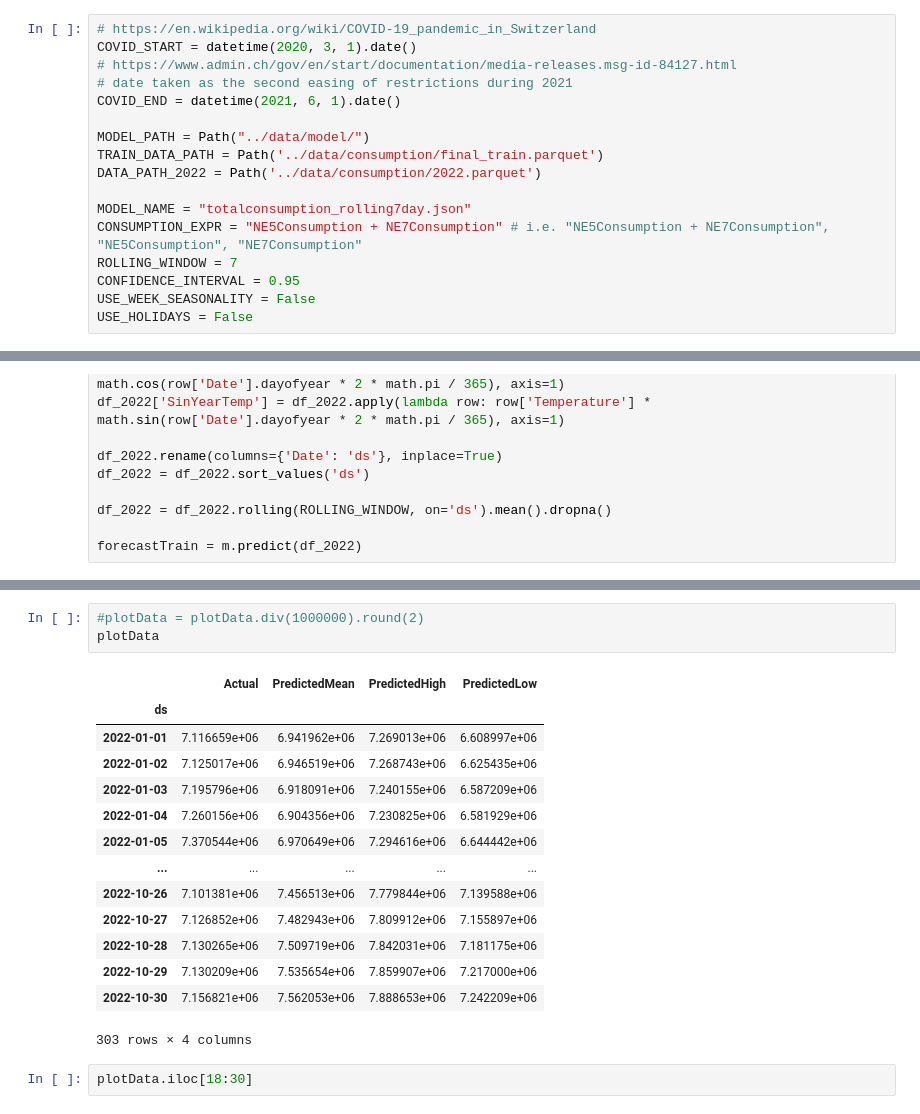
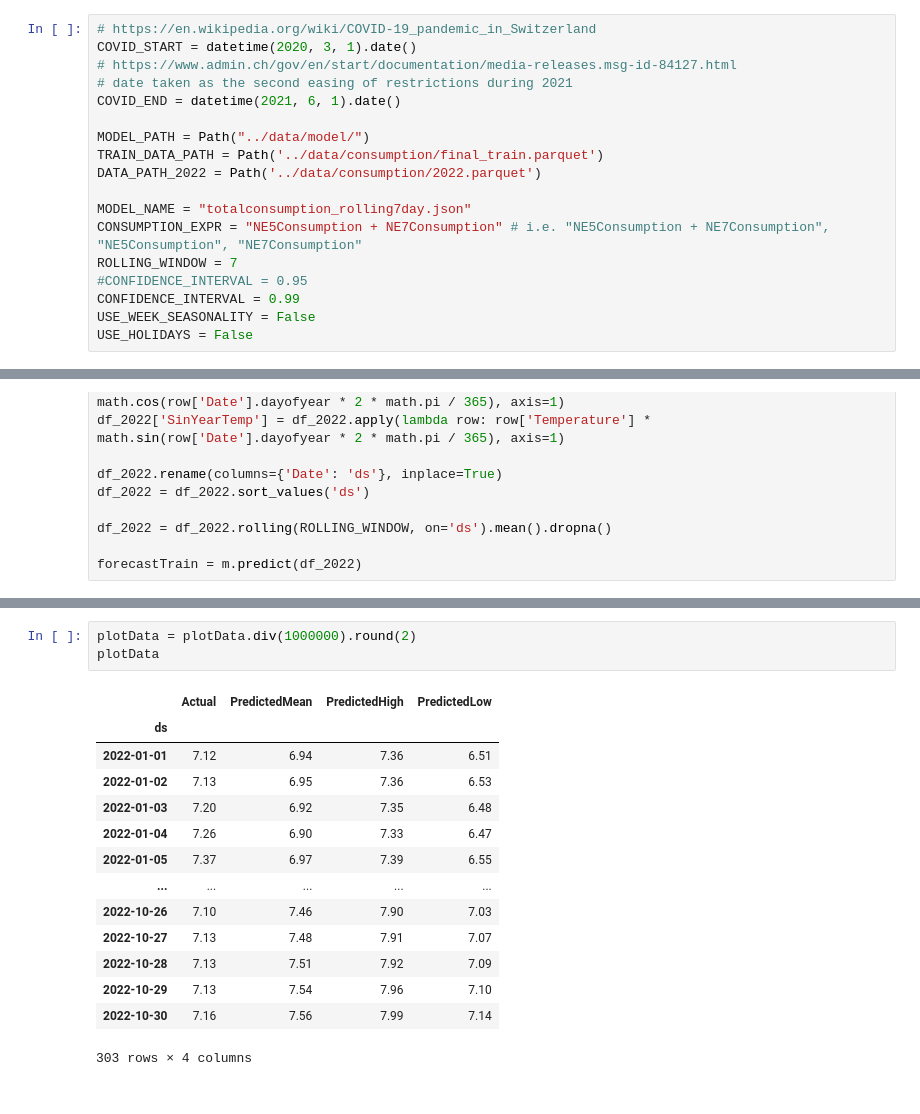
Before and after one commit to nzzdev/energyconsumption-zurich-model, a Jupyter notebook: src/TrainFinalModel.ipynb, the cells around one changed output, grey strips where cells are left out. Drawn from its saved outputs; the diff is of its cells as text.

```diff
--- a/src/TrainFinalModel.ipynb
+++ b/src/TrainFinalModel.ipynb
@@ -31,7 +29,8 @@ DATA_PATH_2022 = Path('../data/consumption/2022.parquet')
 MODEL_NAME = "totalconsumption_rolling7day.json"
 CONSUMPTION_EXPR = "NE5Consumption + NE7Consumption" # i.e. "NE5Consumption + NE7Consumption", "NE5Consumption", "NE7Consumption"
 ROLLING_WINDOW = 7
-CONFIDENCE_INTERVAL = 0.95
+#CONFIDENCE_INTERVAL = 0.95
+CONFIDENCE_INTERVAL = 0.99
 USE_WEEK_SEASONALITY = False
 USE_HOLIDAYS = False
 # %%
@@ -214,20 +209,18 @@ plot(plotData)
 # %%
-#plotData = plotData.div(1000000).round(2)
+plotData = plotData.div(1000000).round(2)
 plotData
 # %% [output]
 |  | Actual | PredictedMean | PredictedHigh | PredictedLow |
 | ds |  |  |  |  |
-| 2022-01-01 | 7.116659e+06 | 6.941962e+06 | 7.269013e+06 | 6.608997e+06 |
-| 2022-01-02 | 7.125017e+06 | 6.946519e+06 | 7.268743e+06 | 6.625435e+06 |
-| 2022-01-03 | 7.195796e+06 | 6.918091e+06 | 7.240155e+06 | 6.587209e+06 |
-| 2022-01-04 | 7.260156e+06 | 6.904356e+06 | 7.230825e+06 | 6.581929e+06 |
-| 2022-01-05 | 7.370544e+06 | 6.970649e+06 | 7.294616e+06 | 6.644442e+06 |
+| 2022-01-01 | 7.12 | 6.94 | 7.36 | 6.51 |
+| 2022-01-02 | 7.13 | 6.95 | 7.36 | 6.53 |
+| 2022-01-03 | 7.20 | 6.92 | 7.35 | 6.48 |
+| 2022-01-04 | 7.26 | 6.90 | 7.33 | 6.47 |
+| 2022-01-05 | 7.37 | 6.97 | 7.39 | 6.55 |
 | ... | ... | ... | ... | ... |
-| 2022-10-26 | 7.101381e+06 | 7.456513e+06 | 7.779844e+06 | 7.139588e+06 |
-| 2022-10-27 | 7.126852e+06 | 7.482943e+06 | 7.809912e+06 | 7.155897e+06 |
-| 2022-10-28 | 7.130265e+06 | 7.509719e+06 | 7.842031e+06 | 7.181175e+06 |
-| 2022-10-29 | 7.130209e+06 | 7.535654e+06 | 7.859907e+06 | 7.217000e+06 |
-| 2022-10-30 | 7.156821e+06 | 7.562053e+06 | 7.888653e+06 | 7.242209e+06 |
+| 2022-10-26 | 7.10 | 7.46 | 7.90 | 7.03 |
+| 2022-10-27 | 7.13 | 7.48 | 7.91 | 7.07 |
+| 2022-10-28 | 7.13 | 7.51 | 7.92 | 7.09 |
+| 2022-10-29 | 7.13 | 7.54 | 7.96 | 7.10 |
+| 2022-10-30 | 7.16 | 7.56 | 7.99 | 7.14 |
 303 rows × 4 columns
-# %%
-plotData.iloc[18:30]
```
Also changed, not shown: parts of 13 cells of this notebook, 2 other files.
